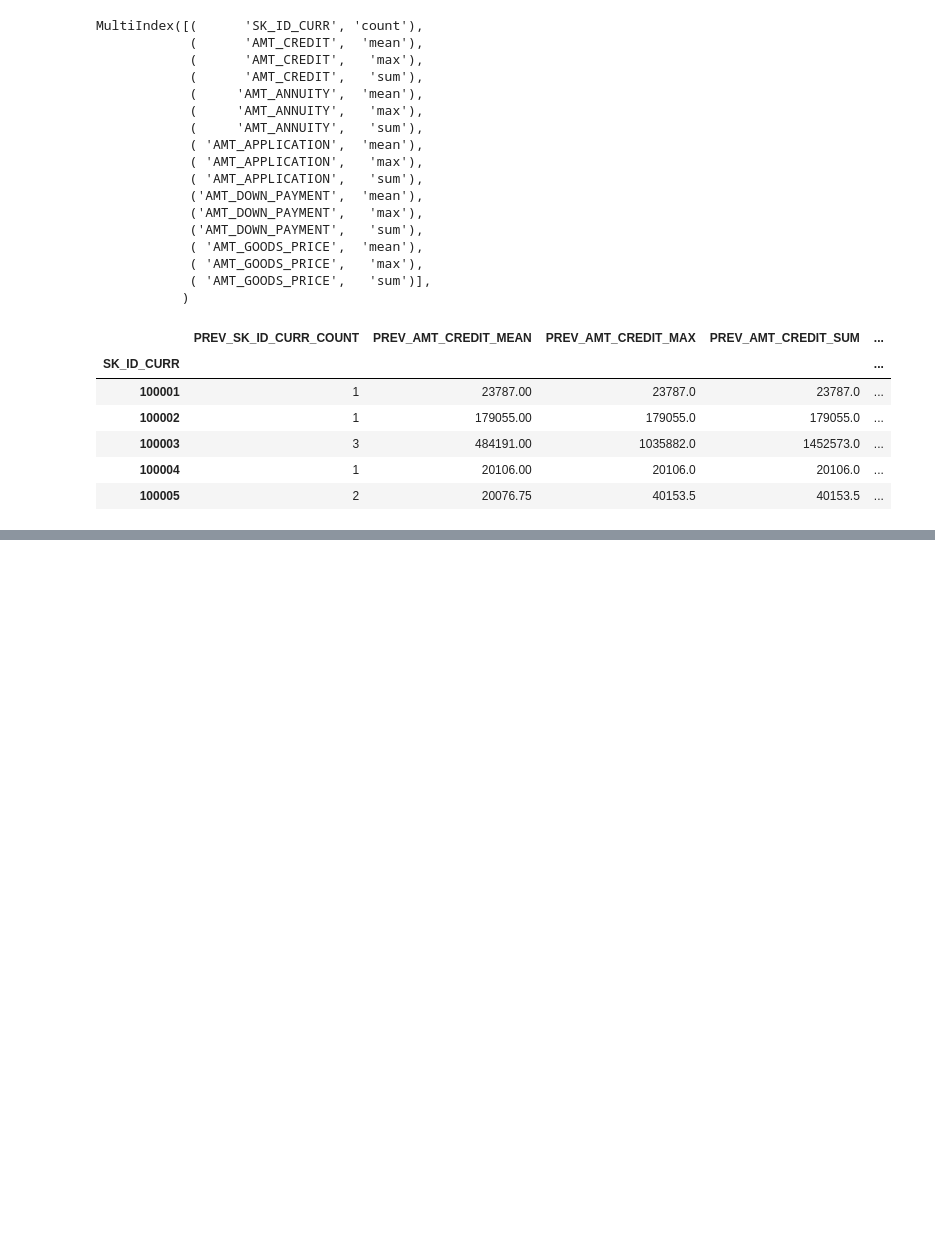
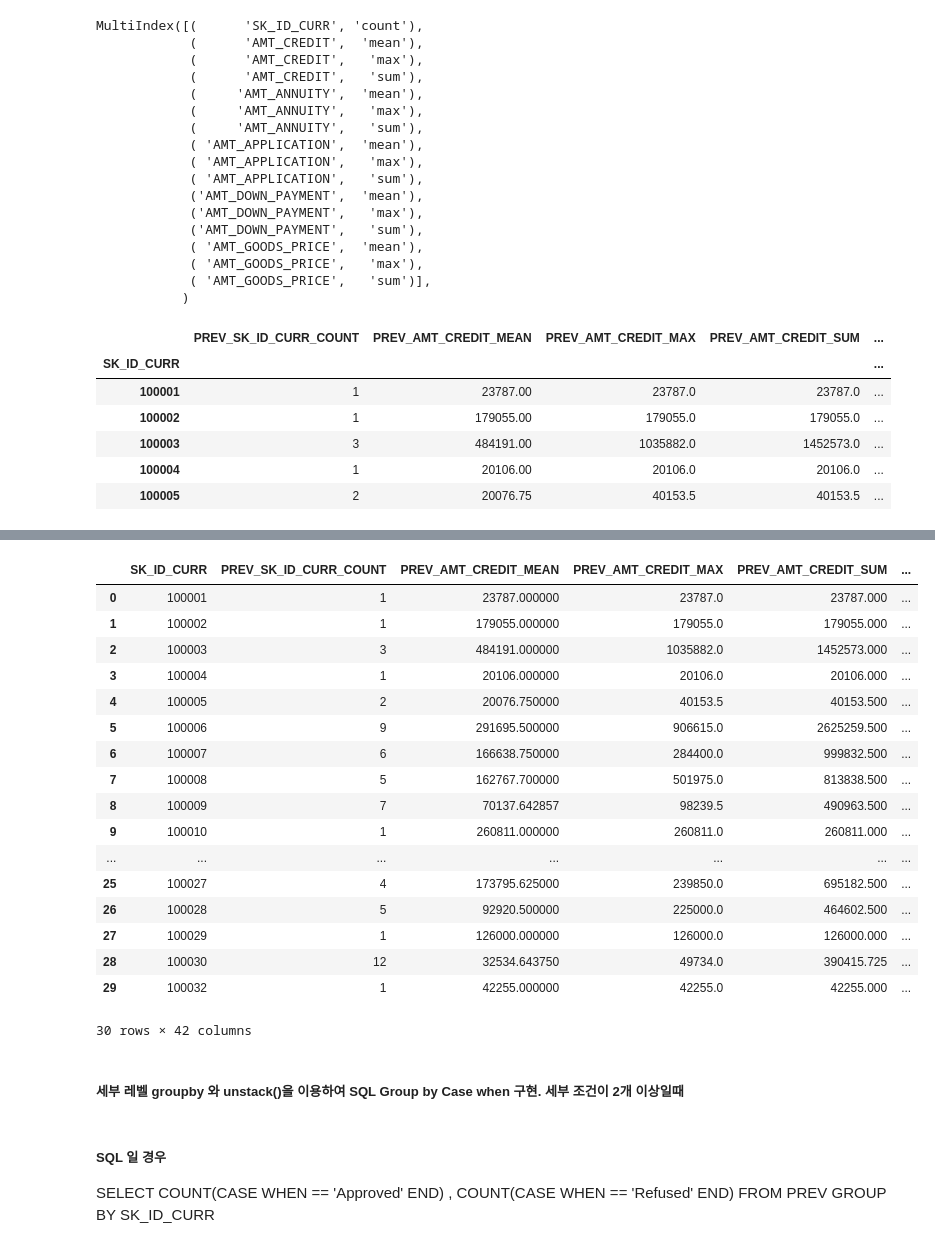
Before and after one commit to minglet/ML_study, a Jupyter notebook: advanced_kaggle/prev_baseline.ipynb, the cells around one changed output, grey strips where cells are left out. Cells and saved outputs as stored; diff of their text form; code cells hidden in the pictures; blank space fills up the shorter version.

Commit message:
pandas case when practice

```diff
--- a/advanced_kaggle/prev_baseline.ipynb
+++ b/advanced_kaggle/prev_baseline.ipynb
@@ -329,0 +437,3 @@ prev_amt_agg.head()
+# %%
+prev_refused = prev[prev['NAME_CONTRACT_STATUS'] == 'Refused']
+prev_refused.shape, prev.shape
@@ -329,0 +442,2 @@ prev_amt_agg.head()
+# %%
+prev_refused_agg = prev_refused.groupby('SK_ID_CURR')['SK_ID_CURR'].count()
@@ -329,0 +460,9 @@ prev_amt_agg.head()
+# %%
+# prev_amt_agg.merge(prev_refused_agg, on='SK_ID_CURR', how='left')
+# 위 처럼 바로하면 prev_refuesed_agg는 시리즈 타입인데 prev_amt_agg는 데이터프레임임
+# 그래서 reset_index로 시리즈 타입의 name을 지정해주고 넘어가야함
+pd.DataFrame(prev_refused_agg)
+prev_refused_agg = prev_refused_agg.reset_index(name='PREV_REFUSED_COUNT')
+prev_amt_agg = prev_amt_agg.reset_index()
+prev_amt_refused_agg = prev_amt_agg.merge(prev_refused_agg, on='SK_ID_CURR', how='left')
+prev_amt_refused_agg.head()
@@ -329,0 +499,29 @@ prev_amt_agg.head()
+# %%
+prev_amt_refused_agg['PREV_REFUSED_COUNT'] = prev_amt_refused_agg['PREV_REFUSED_COUNT'].fillna(0)
+prev_amt_refused_agg['PREV_REFUSED_RATIO'] = prev_amt_refused_agg['PREV_REFUSED_COUNT']/prev_amt_refused_agg['PREV_SK_ID_CURR_COUNT']
+# %%
+prev_amt_refused_agg.head(30)
+# %% [output]
+|  | SK_ID_CURR | PREV_SK_ID_CURR_COUNT | PREV_AMT_CREDIT_MEAN | PREV_AMT_CREDIT_MAX | PREV_AMT_CREDIT_SUM | ... |
+| 0 | 100001 | 1 | 23787.000000 | 23787.0 | 23787.000 | ... |
+| 1 | 100002 | 1 | 179055.000000 | 179055.0 | 179055.000 | ... |
+| 2 | 100003 | 3 | 484191.000000 | 1035882.0 | 1452573.000 | ... |
+| 3 | 100004 | 1 | 20106.000000 | 20106.0 | 20106.000 | ... |
+| 4 | 100005 | 2 | 20076.750000 | 40153.5 | 40153.500 | ... |
+| 5 | 100006 | 9 | 291695.500000 | 906615.0 | 2625259.500 | ... |
+| 6 | 100007 | 6 | 166638.750000 | 284400.0 | 999832.500 | ... |
+| 7 | 100008 | 5 | 162767.700000 | 501975.0 | 813838.500 | ... |
+| 8 | 100009 | 7 | 70137.642857 | 98239.5 | 490963.500 | ... |
+| 9 | 100010 | 1 | 260811.000000 | 260811.0 | 260811.000 | ... |
+| ... | ... | ... | ... | ... | ... | ... |
+| 25 | 100027 | 4 | 173795.625000 | 239850.0 | 695182.500 | ... |
+| 26 | 100028 | 5 | 92920.500000 | 225000.0 | 464602.500 | ... |
+| 27 | 100029 | 1 | 126000.000000 | 126000.0 | 126000.000 | ... |
+| 28 | 100030 | 12 | 32534.643750 | 49734.0 | 390415.725 | ... |
+| 29 | 100032 | 1 | 42255.000000 | 42255.0 | 42255.000 | ... |
+30 rows × 42 columns
+# %% [markdown]
+##### 세부 레벨 groupby 와 unstack()을 이용하여 SQL Group by Case when 구현. 세부 조건이 2개 이상일때
+# %% [markdown]
+##### SQL 일 경우
+SELECT COUNT(CASE WHEN == 'Approved' END) , COUNT(CASE WHEN == 'Refused' END) FROM PREV GROUP BY SK_ID_CURR
```
Also changed, not shown: parts of 18 cells of this notebook.
